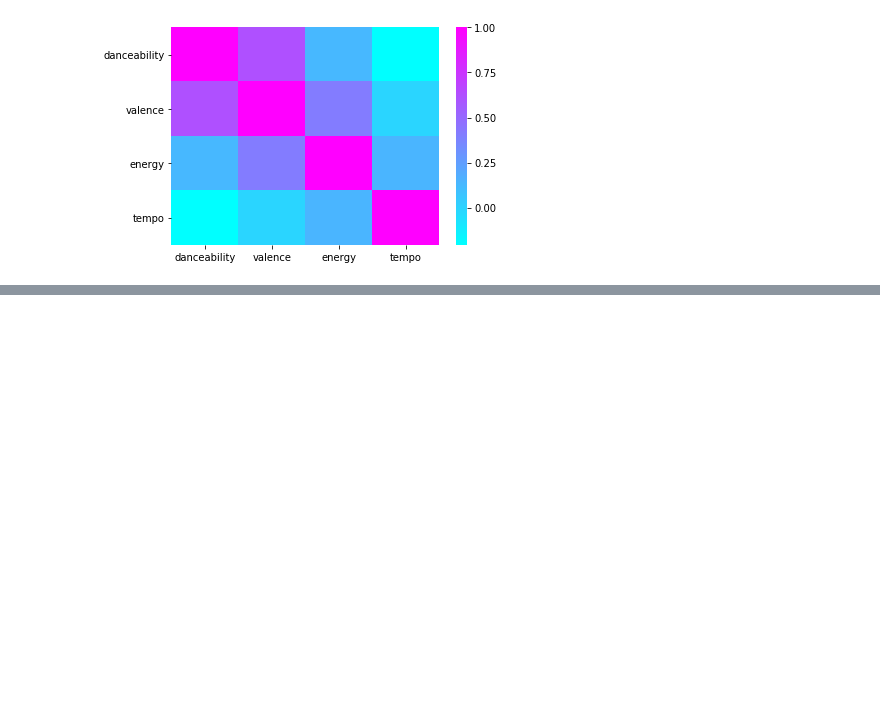
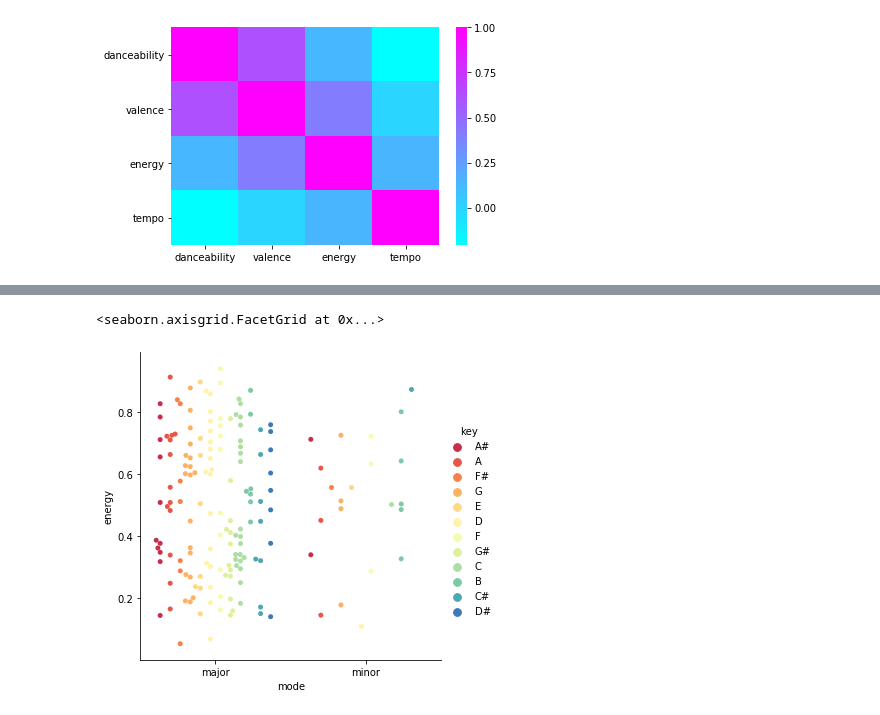
Before and after one commit to at3432/DataStudioProjects, a Jupyter notebook: Christmas/Christmas.ipynb, the cells around one changed output, grey strips where cells are left out. Drawn from its saved outputs; the diff is of its cells as text; code cells hidden in the pictures; blank space fills up the shorter version.

```diff
--- a/Christmas/Christmas.ipynb
+++ b/Christmas/Christmas.ipynb
@@ -182,0 +229,6 @@ sns.heatmap(majorheat.corr(),annot=False,cmap="cool")
+# %%
+
+sns.catplot(x="mode", y="energy", kind="swarm", data=christmas, hue='key', palette="Spectral", split=True)
+# %% [output]
+<seaborn.axisgrid.FacetGrid at 0x...>
+[figure, added]
```
Also changed, not shown: parts of 19 cells of this notebook, 2 other files.
